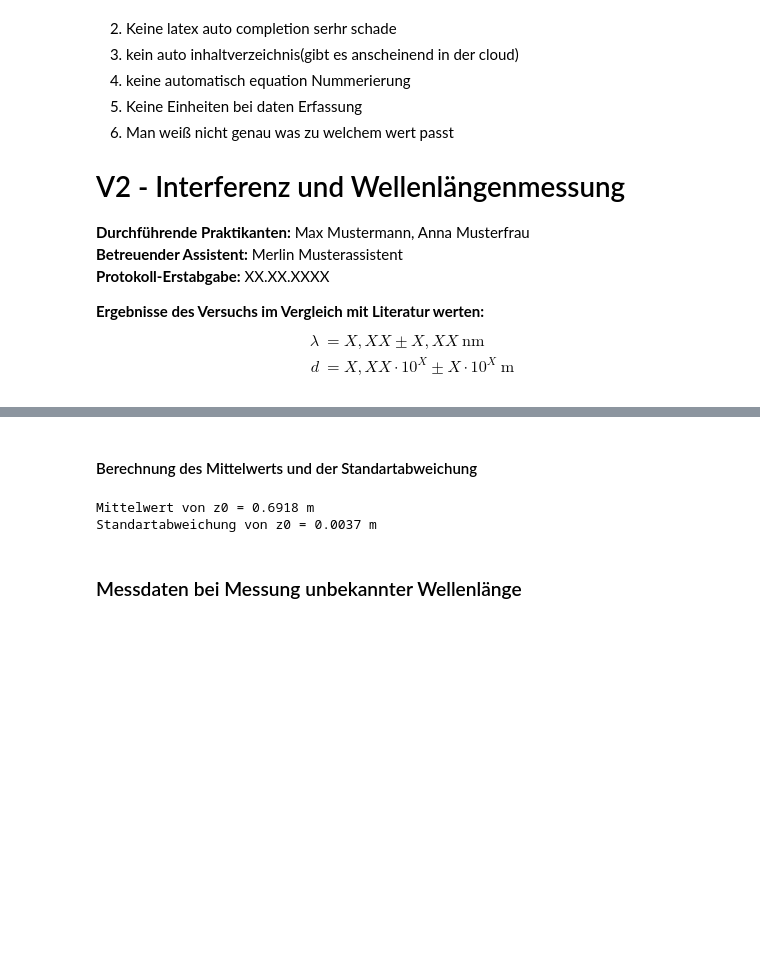
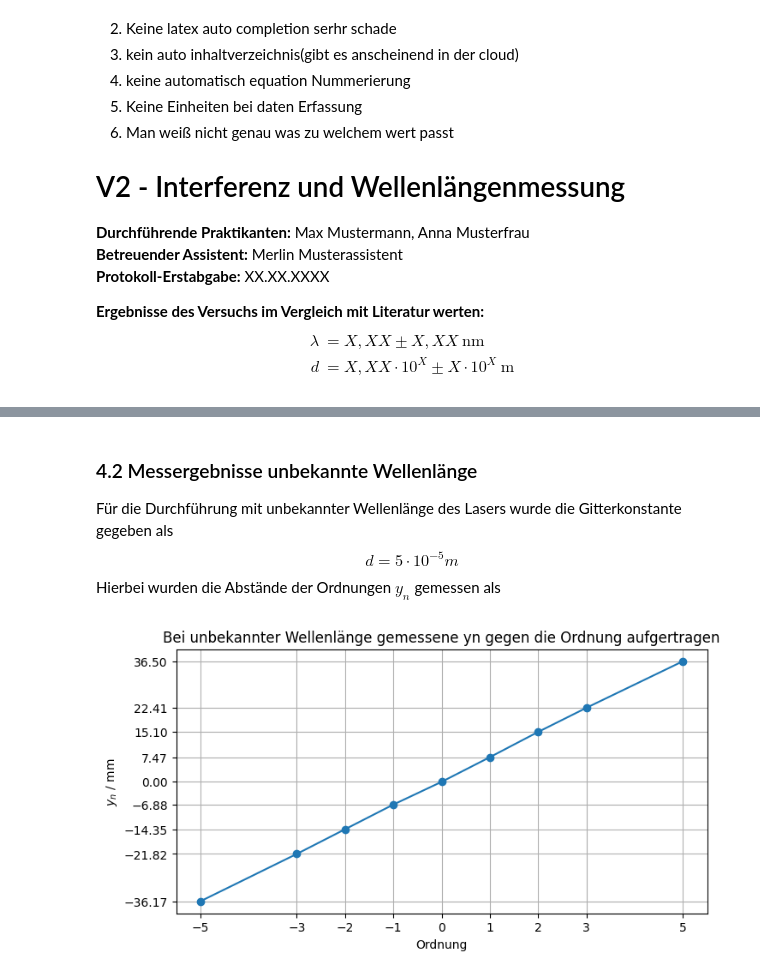
Before and after one commit to HansoTell/Computercafe, a Jupyter notebook: V2J/V2.ipynb, the cells around one changed output, grey strips where cells are left out. Saved outputs shown, nothing was run; the diff lists cells and outputs as text; code cells hidden in the pictures; blank space fills up the shorter version.

Commit message:
lambda calcs ready need plots

```diff
--- a/V2J/V2.ipynb
+++ b/V2J/V2.ipynb
@@ -2,6 +2,8 @@
 import numpy as np
 import matplotlib.pyplot as plt
 from io import StringIO
+
+figwidth = 8
 # %% [markdown]
 *kritik*
 1. Keine Coworking
@@ -340,31 +332,43 @@ i, z0 = np.loadtxt(measurement_z0, unpack=True)
 # %% [markdown]
-#### Berechnung des Mittelwerts und der Standartabweichung
+### 4.2 Messergebnisse unbekannte Wellenlänge
+
+Für die Durchführung mit unbekannter Wellenlänge des Lasers wurde die Gitterkonstante gegeben als
+$$
+    d = 5 \cdot 10^{-5} m
+$$
+Hierbei wurden die Abstände der Ordnungen $y_n$ gemessen als
-# %%
-z0_mean = np.mean(z0)
-z0_std = np.std(z0)
-
-print("Mittelwert von z0 = %.4f m" % z0_mean)
-print("Standartabweichung von z0 = %.4f m" % z0_std)
-# %% [output]
-Mittelwert von z0 = 0.6918 m
-Standartabweichung von z0 = 0.0037 m
-# %% [markdown]
-
-### Messdaten bei Messung unbekannter Wellenlänge
 # %%
 
-#ist Pow ok?
 d = 5 * pow(10, -5)
 
-data = StringIO("""
+yn_lmbda_data = StringIO("""
     #Ordnung yn/m
-    -5
-    -3
-    -2
-    -1
-    0
-    1
-    2
-    3
-    5
+    -5       -0.036167
+    -3       -0.021818
+    -2       -0.014350
+    -1       -0.006881
+    0        0
+    1        0.007468
+    2        0.015104
+    3        0.022405
+    5        0.036503
 """)
+
+n_lmbda, yn_lmbda = np.loadtxt(yn_lmbda_data, unpack=True)
+# %%
+#not entirely sure was für plots alles gebracuth werden??
+#Ist der Plot genug aussagend wenn man das experiment versteht ja aber sonst könnte verwirrung stiften
+#In mm oder m ausdrücken??
+
+plt.figure(figsize=(figwidth,  0.5*figwidth))
+plt.plot(n_lmbda , yn_lmbda *10**3, '-o')
+plt.xlabel("Ordnung")
+plt.ylabel(r'$y_n$ / mm')
+plt.grid()
+plt.yticks(yn_lmbda * 10**3)
+plt.xticks(n_lmbda)
+
+plt.title("Bei unbekannter Wellenlänge gemessene yn gegen die Ordnung aufgertragen")
+plt.show()
+# %% [output]
+[figure, added]
```
Also changed, not shown: parts of 16 cells of this notebook.
